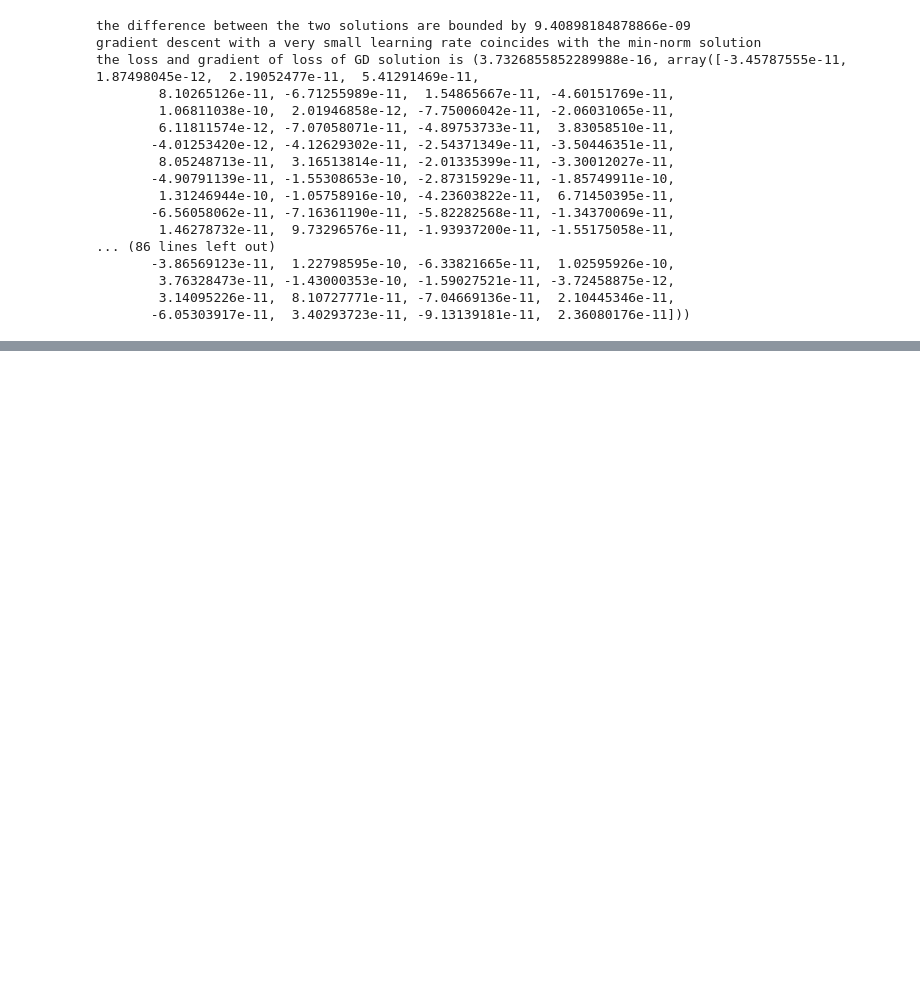
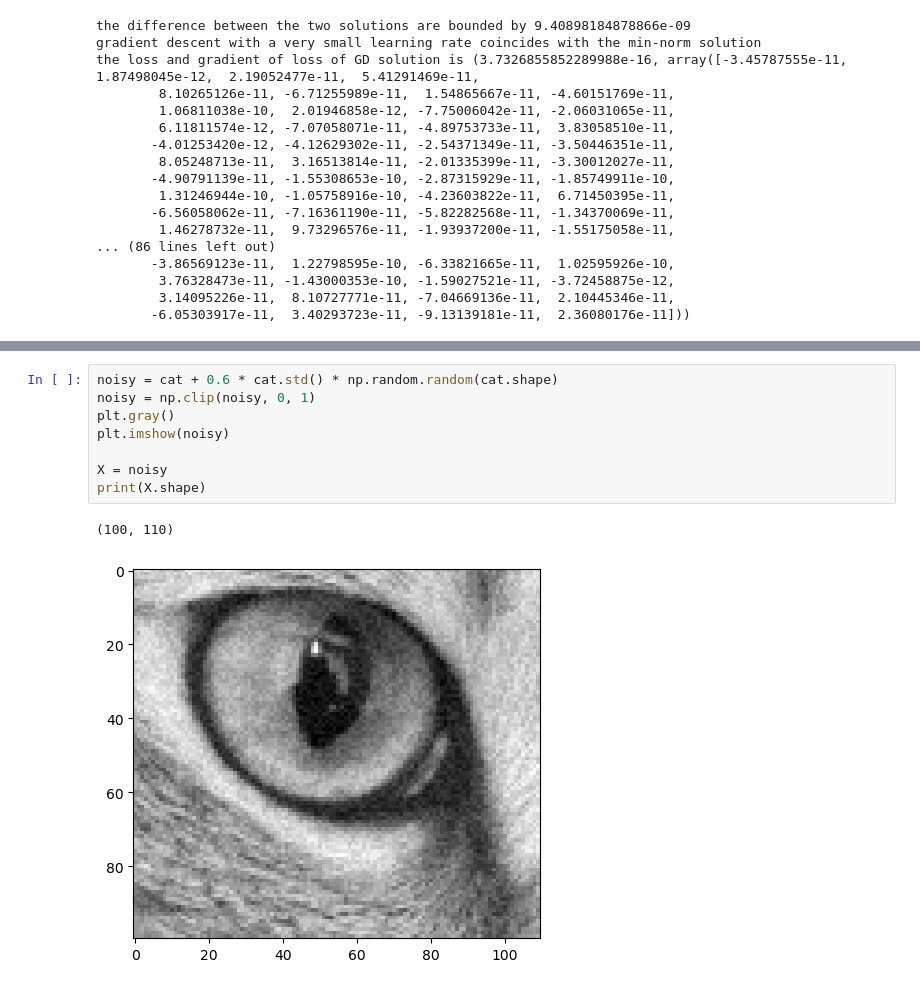
Before and after one commit to varkmiti/S-DS-432, a Jupyter notebook: PSET0/pset_0.ipynb, the cells around one changed output, grey strips where cells are left out. Cells and saved outputs as stored; diff of their text form; blank space fills up the shorter version.

```diff
--- a/PSET0/pset_0.ipynb
+++ b/PSET0/pset_0.ipynb
@@ -308,0 +332,11 @@ the loss and gradient of loss of GD solution is (3.7326855852289988e-16, array([
+# %%
+noisy = cat + 0.6 * cat.std() * np.random.random(cat.shape)
+noisy = np.clip(noisy, 0, 1)
+plt.gray()
+plt.imshow(noisy)
+
+X = noisy
+print(X.shape)
+# %% [output]
+(100, 110)
+[figure, added]
```
Also changed, not shown: parts of 5 cells of this notebook.
